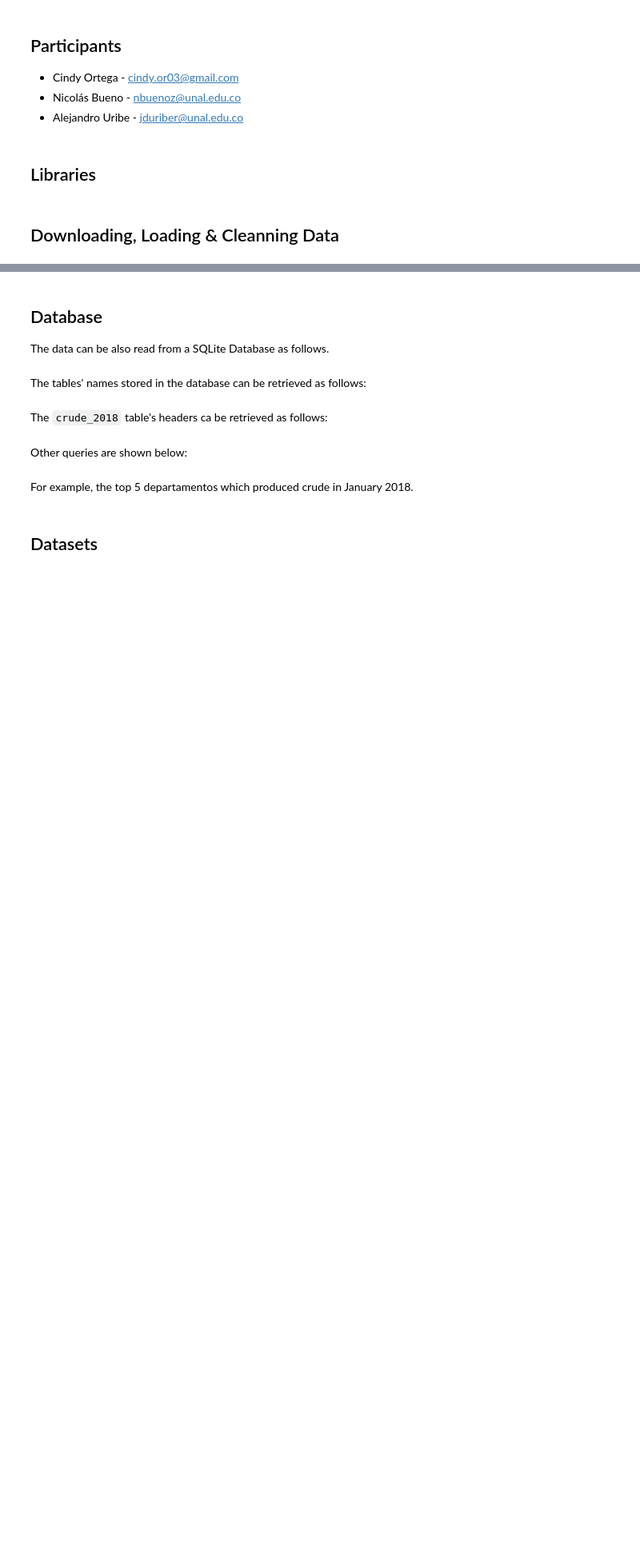
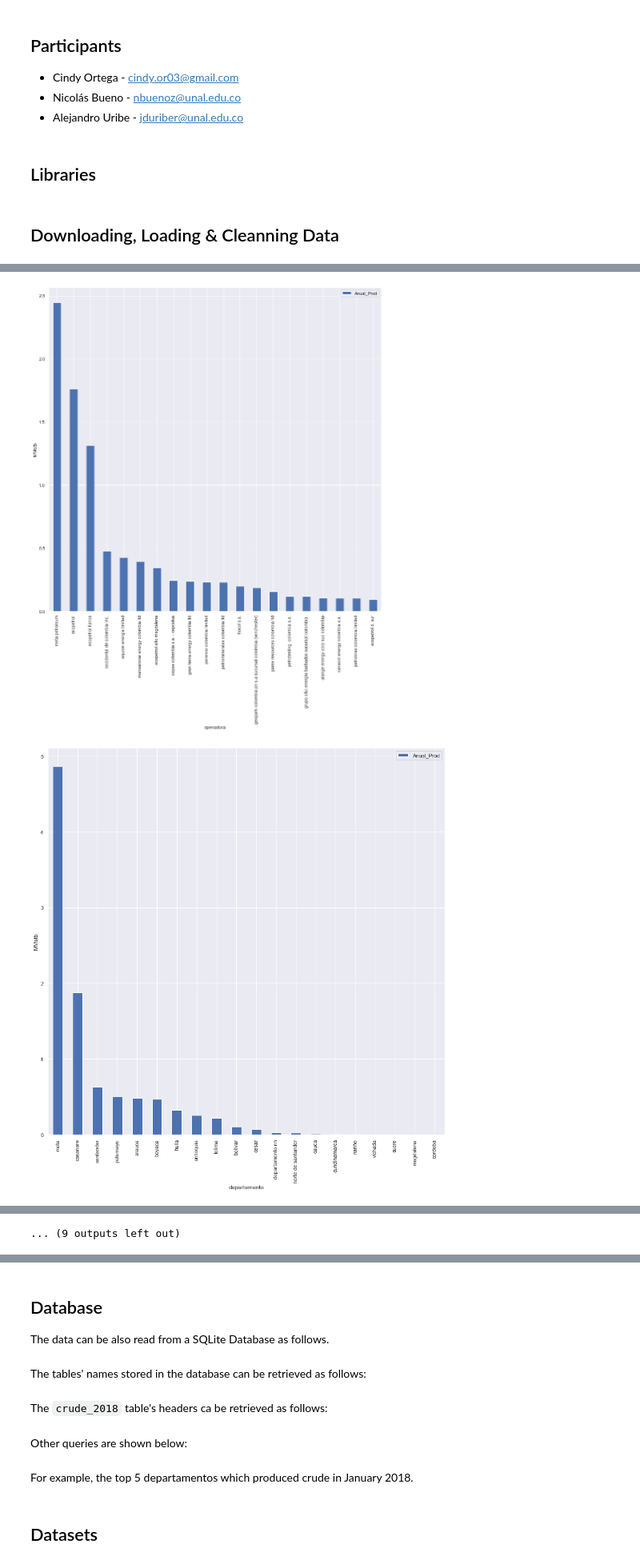
Before and after one commit to Hackaton-O-G-CAN/Hackaton_2020, a Jupyter notebook: hackaton_answers.ipynb, the cells around one changed output, grey strips where cells are left out. Shown at 80% size. Cells and saved outputs as stored; diff of their text form; code cells hidden in the pictures; blank space fills up the shorter version.

```diff
--- a/hackaton_answers.ipynb
+++ b/hackaton_answers.ipynb
@@ -96,0 +97,32 @@ TypeError: 'NoneType' object is not iterable
+# %%
+#Generating images for html
+groups=['operadora','departamento','contrato']
+
+#producción por campo
+count=0
+for i in df_dict.keys():
+    for j in groups:
+        Production=df_dict[i].copy()
+        Prod_Jan= Production.columns.get_loc("enero")
+        Production['Total_Prod']=(Production.iloc[:,Prod_Jan::].fillna(0).sum(axis=1))/1000000
+        Production=Production.groupby(j)['Total_Prod'].sum().reset_index(name ='Anual_Prod')
+        Production=Production.sort_values(by=['Anual_Prod'], ascending=False).iloc[0:20,:].reset_index(drop=True)
+        Production.plot(x=j, y='Anual_Prod', kind="bar",figsize=(15,15))
+        plt.xlabel(j)
+        plt.ylabel('MMstb')
+        plt.savefig(f'./web/assets/{j,i}.png')
+        #fig
+
+#por contrato
+#Prod_2020=df_dict_2020.groupby('campo')['Total_Prod'].sum().reset_index(name ='Anual_Prod')
+
+#por operadora
+#Prod_2020=df_dict_2020.groupby('campo')['Total_Prod'].sum().reset_index(name ='Anual_Prod')
+
+#por departamento
+#Prod_2020=df_dict_2020.groupby('campo')['Total_Prod'].sum().reset_index(name ='Anual_Prod')
+
+#s.plot.bar()
+# %% [output]
+[figure, added]
+[figure, added]
@@ -96,0 +139 @@ TypeError: 'NoneType' object is not iterable
+... (9 outputs left out)
```
Also changed, not shown: parts of 5 cells of this notebook, 1 other file.
